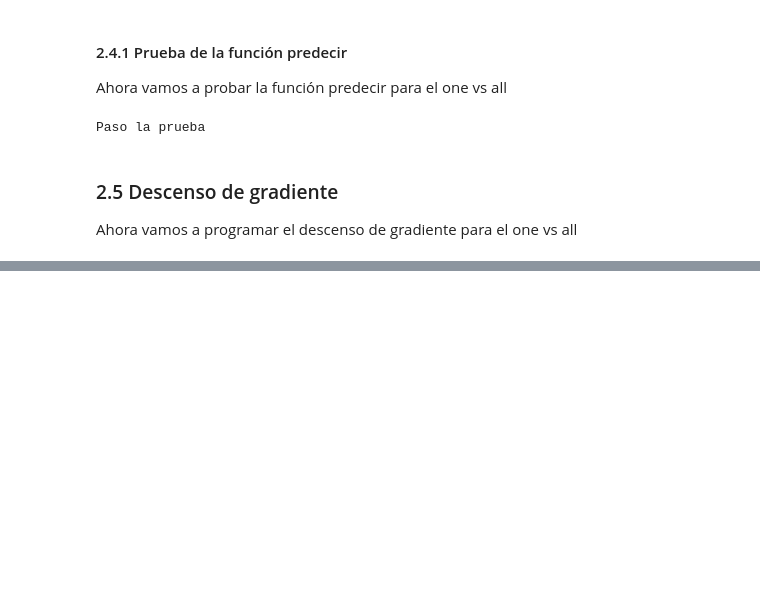
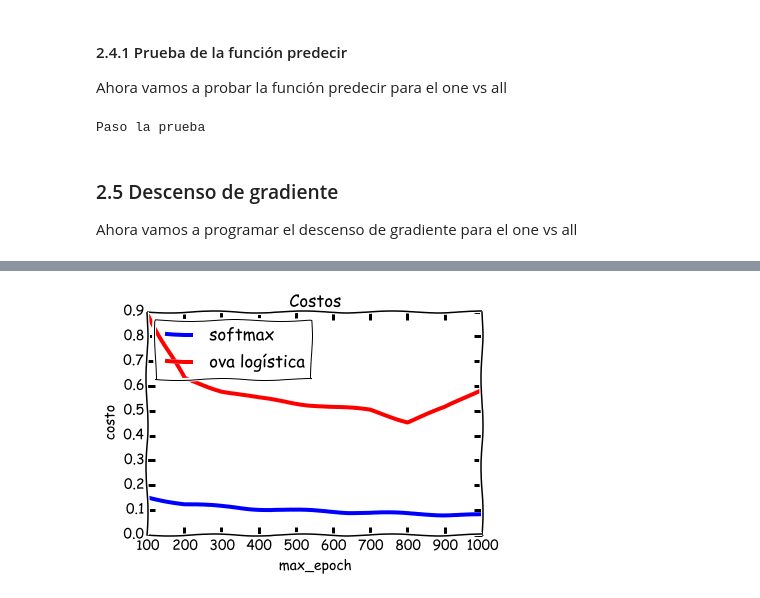
Before and after one commit to eduardoacye/AprendiendoMachin, a Jupyter notebook: tareas/Tarea5/regresion_softmax.ipynb, the cells around one changed output, grey strips where cells are left out. Cells and saved outputs as stored; diff of their text form; code cells hidden in the pictures; blank space fills up the shorter version.

```diff
--- a/tareas/Tarea5/regresion_softmax.ipynb
+++ b/tareas/Tarea5/regresion_softmax.ipynb
@@ -598,25 +612,7 @@ def ova_costo(THETA, X, Y):
     Y_est = X.dot(THETA) # dimensiones (T, K)
     gdeY_est = ova_logistica(Y_est)
 
-    #return -(np.sum(Y*np.log(gdeY_est) + (1-Y_est)*np.log(1-gdeY_est)))/T
-    return ()
-
-def logsig(theta, X, y):
-    theta_t = np.transpose(theta)
-    z = np.dot(X, theta_t)
-    logh = -np.log(1.0 + np.exp(-1.0 * z))
-    loghc = (-1.0 * z) - np.log(1.0 + np.exp(-1.0 * z))
-    return logh, loghc
-
-# This function computes the cost function (J) for logistic regression
-def cost(theta, X, y, m, n, lam):
-    [lh, lhc] = logsig(theta, X, y)
-    J = ((np.dot(-y.T, lh)) - (np.dot((1.0 - y.T), lhc)))
-    J = J.sum() / m
-    Th = theta[1:n] ** 2
-    R = Th.sum() * (lam / (2*m))
-    J = J + R
-    return J
+    return -(np.sum(Y*np.log(gdeY_est) + (1-Y)*np.log(1-gdeY_est)))/T
 # %% [markdown]
 #### 2.2.1 Prueba del costo
 Prueba para el costo con el one vs all con logística
@@ -752,0 +817,12 @@ Me pregunto si está mal
+# %%
+with plt.xkcd():
+    plt.rc('lines', linewidth=4)
+    plt.plot(max_epochs, softmax_costs, label='softmax')
+    plt.plot(max_epochs, ova_costs, label=u'ova logística')
+    plt.title(u'Costos')
+    plt.xlabel(u'max_epoch')
+    plt.ylabel(u'costo')
+    plt.legend(loc=2)
+    plt.show()
+# %% [output]
+[figure, added]
```
Also changed, not shown: parts of 15 cells of this notebook, 1 other file.
